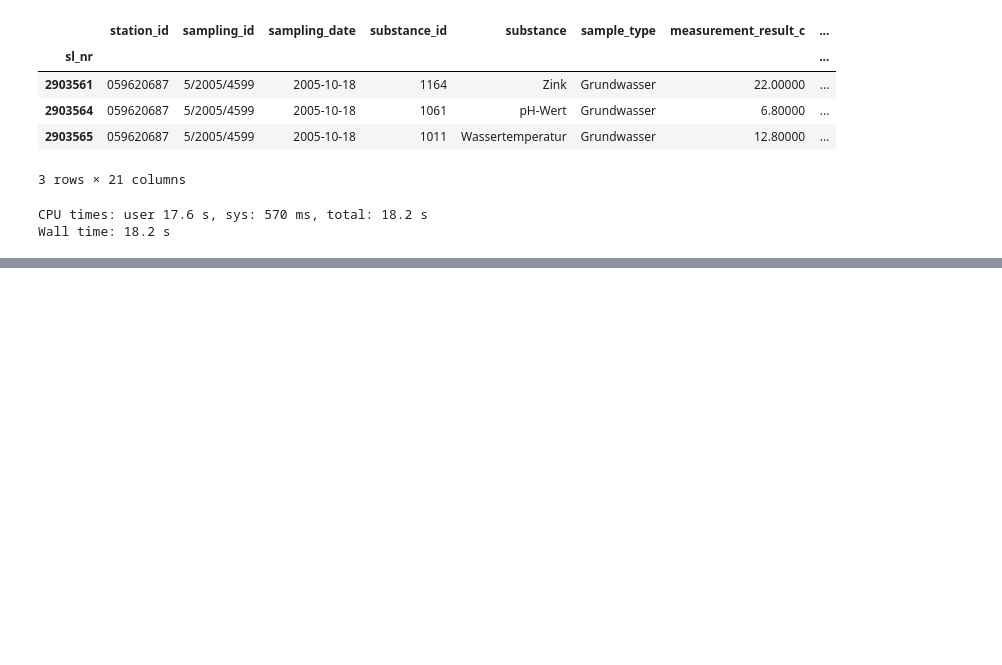
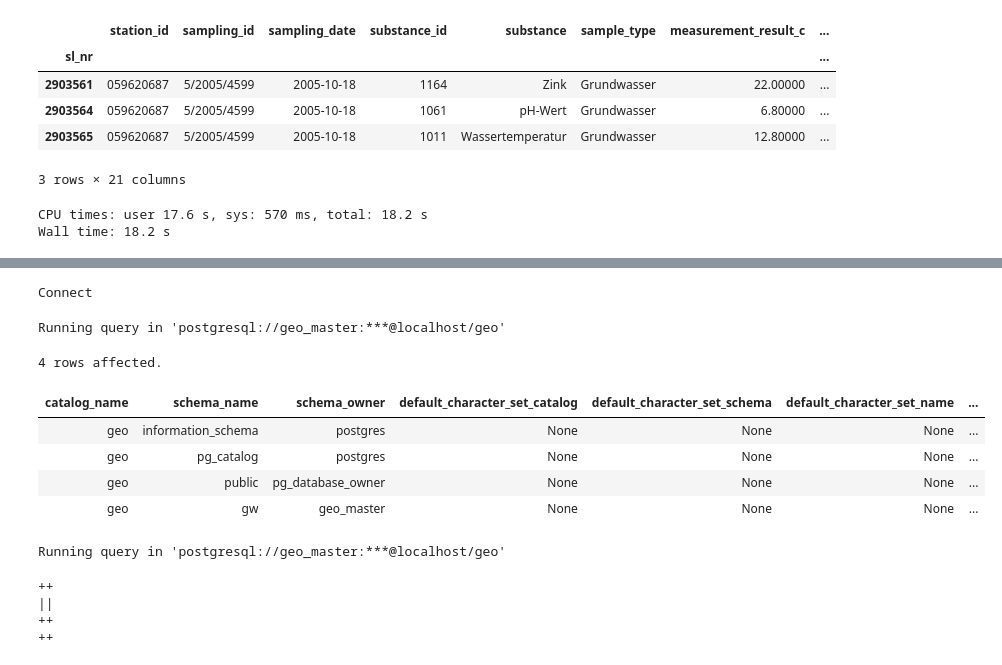
Before and after one commit to rolfbecker/LatiNet, a Jupyter notebook: OpenHyPE2/python/sqlite_to_pg_pandas.ipynb, the cells around one changed output, grey strips where cells are left out. Saved outputs shown, nothing was run; the diff lists cells and outputs as text; code cells hidden in the pictures; blank space fills up the shorter version.

```diff
--- a/OpenHyPE2/python/sqlite_to_pg_pandas.ipynb
+++ b/OpenHyPE2/python/sqlite_to_pg_pandas.ipynb
@@ -417,0 +430,25 @@ Wall time: 18.2 s
+# %%
+print("Connect")
+%sql pg_engine
+# %% [output]
+Connect
+# %%
+%%sql
+SELECT * FROM information_schema.schemata
+# %% [output]
+Running query in 'postgresql://geo_master:***@localhost/geo'
+4 rows affected.
+| catalog_name | schema_name | schema_owner | default_character_set_catalog | default_character_set_schema | default_character_set_name | ... |
+| geo | information_schema | postgres | None | None | None | ... |
+| geo | pg_catalog | postgres | None | None | None | ... |
+| geo | public | pg_database_owner | None | None | None | ... |
+| geo | gw | geo_master | None | None | None | ... |
+# %%
+%%sql
+CREATE SCHEMA IF NOT EXISTS gw AUTHORIZATION geo_master
+# %% [output]
+Running query in 'postgresql://geo_master:***@localhost/geo'
+++
+||
+++
+++
```
Also changed, not shown: parts of 7 cells of this notebook.
